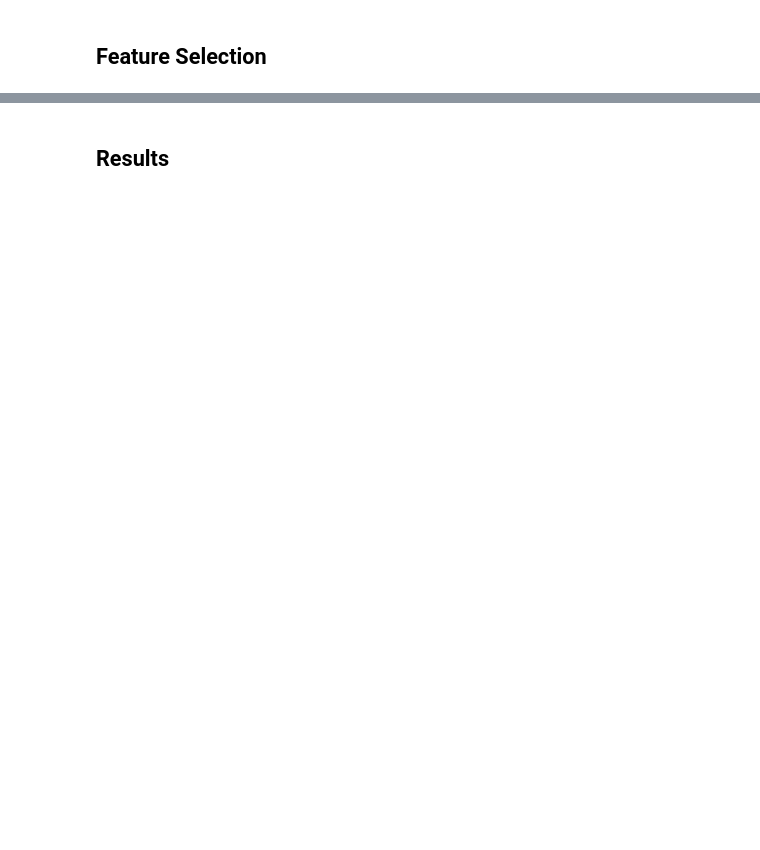
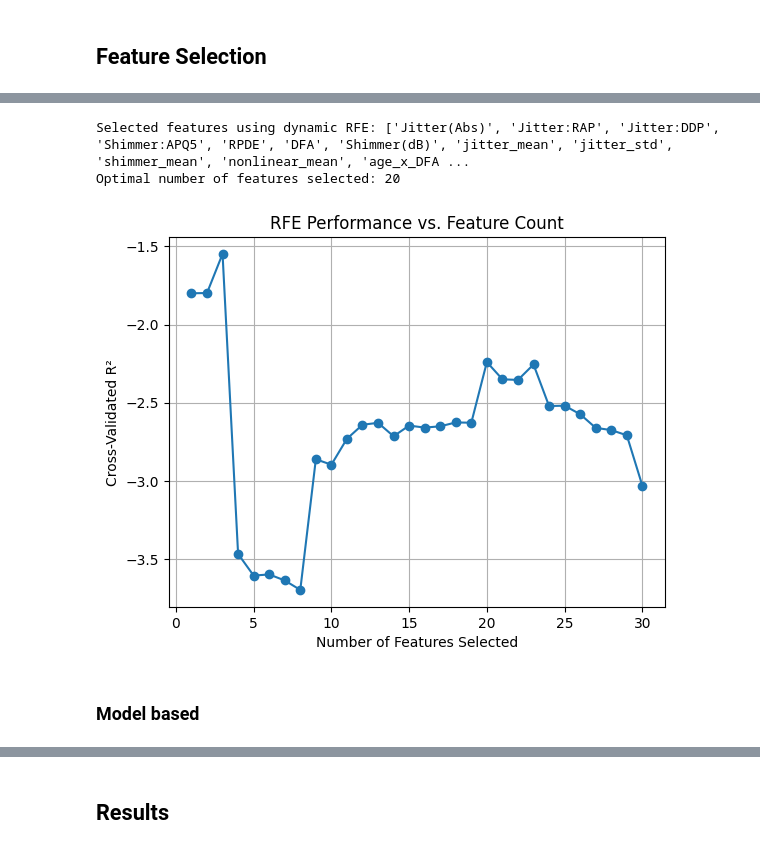
Before and after one commit to behnazrzf/Parkinson-s_Telemonitoring, a Jupyter notebook: feature_selection.ipynb, the cells around one changed output, grey strips where cells are left out. Drawn from its saved outputs; the diff is of its cells as text; code cells hidden in the pictures; blank space fills up the shorter version.

Commit message:
did feature selection (need to fix cuz wtf)

```diff
--- a/feature_selection.ipynb
+++ b/feature_selection.ipynb
@@ -1,2 +15,8 @@
+# %%
+# import data
+X_train_engineered = pd.read_pickle('data/X_train_engineered.pkl')
+X_test_engineered = pd.read_pickle('data/X_test_engineered.pkl')
+y_train_motor = pd.read_pickle('data/y_train_motor.pkl')
+y_test_motor = pd.read_pickle('data/y_test_motor.pkl')
 # %% [markdown]
 ## Feature Selection
@@ -363,0 +69,60 @@ all_results = pd.concat([motor_results, total_results])
+# %%
+def select_by_rfe_dynamic(X_train, y_train, max_features=20, min_features=5, step=1, threshold=0.02):
+    """
+    Dynamic RFE that stops when performance drops beyond a threshold.
+    """
+    estimator = LinearRegression()
+    scores = []
+    feature_counts = range(max_features, min_features - 1, -step)
+
+    for n_features in feature_counts:
+        selector = RFE(estimator, n_features_to_select=n_features)
+        X_selected = selector.fit_transform(X_train, y_train)
+
+        # Score with cross-validation (e.g., R²)
+        score = cross_val_score(estimator, X_selected, y_train, cv=5, scoring='r2').mean()
+        scores.append(score)
+
+        # Stop if score drops significantly
+        if len(scores) > 1 and (scores[-2] - scores[-1]) > threshold:
+            best_n = feature_counts[len(scores) - 2]  # Previous count was better
+            selector = RFE(estimator, n_features_to_select=best_n).fit(X_train, y_train)
+            return X_train.columns[selector.support_].tolist()
+
+    # If no drop, return min_features
+    selector = RFE(estimator, n_features_to_select=min_features).fit(X_train, y_train)
+    return X_train.columns[selector.support_].tolist()
+
+# Usage
+motor_features_rfe = select_by_rfe_dynamic(X_train_engineered, y_train_motor)
+print(f"Selected features using dynamic RFE: {motor_features_rfe}")
+print(f'Optimal number of features selected: {len(motor_features_rfe)}')
+# %% [output]
+Selected features using dynamic RFE: ['Jitter(Abs)', 'Jitter:RAP', 'Jitter:DDP', 'Shimmer:APQ5', 'RPDE', 'DFA', 'Shimmer(dB)', 'jitter_mean', 'jitter_std', 'shimmer_mean', 'nonlinear_mean', 'age_x_DFA ...
+Optimal number of features selected: 20
+# %%
+import matplotlib.pyplot as plt
+
+def plot_rfe_performance(X_train, y_train, max_features=30):
+    estimator = LinearRegression()
+    feature_counts = range(1, max_features + 1)
+    scores = []
+
+    for n in feature_counts:
+        selector = RFE(estimator, n_features_to_select=n)
+        X_selected = selector.fit_transform(X_train, y_train)
+        score = cross_val_score(estimator, X_selected, y_train, cv=5, scoring='r2').mean()
+        scores.append(score)
+
+    plt.plot(feature_counts, scores, 'o-')
+    plt.xlabel("Number of Features Selected")
+    plt.ylabel("Cross-Validated R²")
+    plt.title("RFE Performance vs. Feature Count")
+    plt.grid()
+    plt.show()
+
+plot_rfe_performance(X_train_engineered, y_train_motor)
+# %% [output]
+[figure, added]
+# %% [markdown]
+### Model based
```
Also changed, not shown: parts of 54 cells of this notebook, 3 other files.
